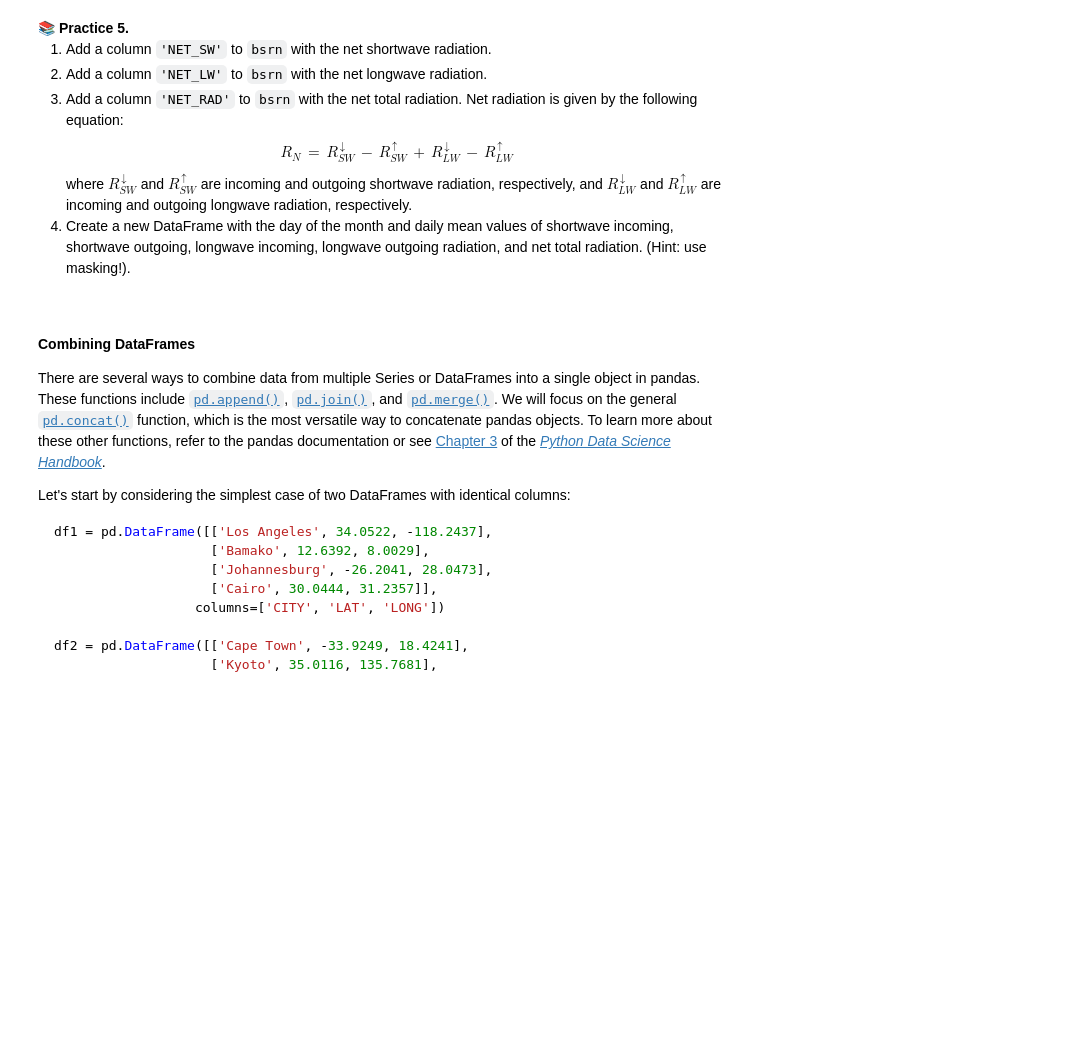
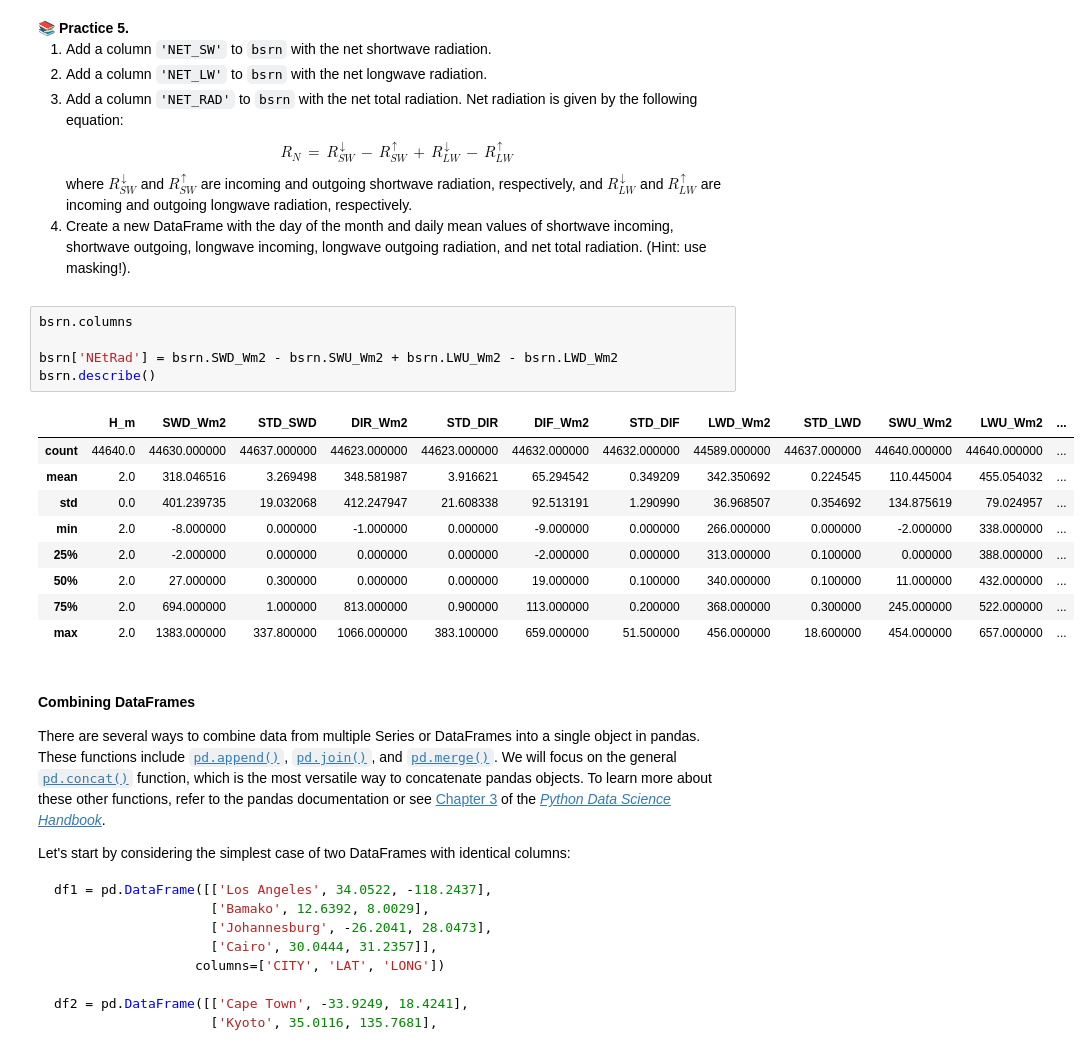
Before and after one commit to hveirs/eds-217, a Jupyter notebook: exercises/Exercise2-2_Pandas.ipynb, the cells around one changed output. Saved outputs shown, nothing was run; the diff lists cells and outputs as text; blank space fills up the shorter version.

```diff
--- a/exercises/Exercise2-2_Pandas.ipynb
+++ b/exercises/Exercise2-2_Pandas.ipynb
@@ -1080,6 +1178,21 @@ df.apply(convert_CtoF)
         <li> Create a new DataFrame with the day of the month and daily mean values of shortwave incoming, shortwave outgoing, longwave incoming, longwave outgoing radiation, and net total radiation. (Hint: use masking!).</li>
     </ol>
 </div>
+# %%
+bsrn.columns
+
+bsrn['NEtRad'] = bsrn.SWD_Wm2 - bsrn.SWU_Wm2 + bsrn.LWU_Wm2 - bsrn.LWD_Wm2
+bsrn.describe()
+# %% [output]
+|  | H_m | SWD_Wm2 | STD_SWD | DIR_Wm2 | STD_DIR | DIF_Wm2 | STD_DIF | LWD_Wm2 | STD_LWD | SWU_Wm2 | LWU_Wm2 | ... |
+| count | 44640.0 | 44630.000000 | 44637.000000 | 44623.000000 | 44623.000000 | 44632.000000 | 44632.000000 | 44589.000000 | 44637.000000 | 44640.000000 | 44640.000000 | ... |
+| mean | 2.0 | 318.046516 | 3.269498 | 348.581987 | 3.916621 | 65.294542 | 0.349209 | 342.350692 | 0.224545 | 110.445004 | 455.054032 | ... |
+| std | 0.0 | 401.239735 | 19.032068 | 412.247947 | 21.608338 | 92.513191 | 1.290990 | 36.968507 | 0.354692 | 134.875619 | 79.024957 | ... |
+| min | 2.0 | -8.000000 | 0.000000 | -1.000000 | 0.000000 | -9.000000 | 0.000000 | 266.000000 | 0.000000 | -2.000000 | 338.000000 | ... |
+| 25% | 2.0 | -2.000000 | 0.000000 | 0.000000 | 0.000000 | -2.000000 | 0.000000 | 313.000000 | 0.100000 | 0.000000 | 388.000000 | ... |
+| 50% | 2.0 | 27.000000 | 0.300000 | 0.000000 | 0.000000 | 19.000000 | 0.100000 | 340.000000 | 0.100000 | 11.000000 | 432.000000 | ... |
+| 75% | 2.0 | 694.000000 | 1.000000 | 813.000000 | 0.900000 | 113.000000 | 0.200000 | 368.000000 | 0.300000 | 245.000000 | 522.000000 | ... |
+| max | 2.0 | 1383.000000 | 337.800000 | 1066.000000 | 383.100000 | 659.000000 | 51.500000 | 456.000000 | 18.600000 | 454.000000 | 657.000000 | ... |
 # %% [markdown]
 #### Combining DataFrames
 
```
Also changed, not shown: parts of 6 cells of this notebook.
